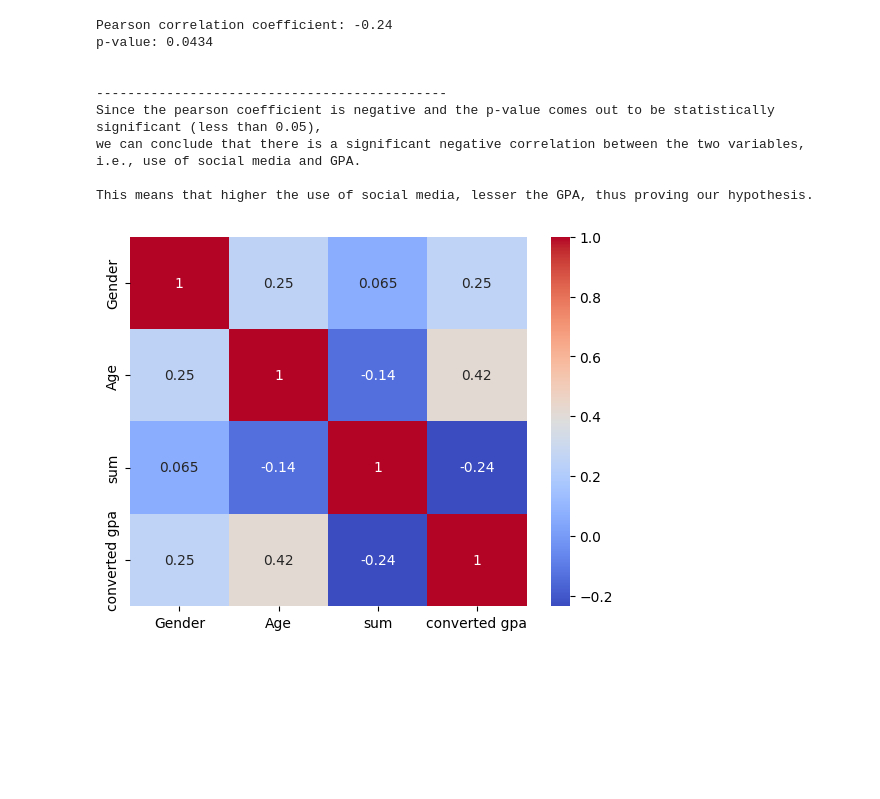
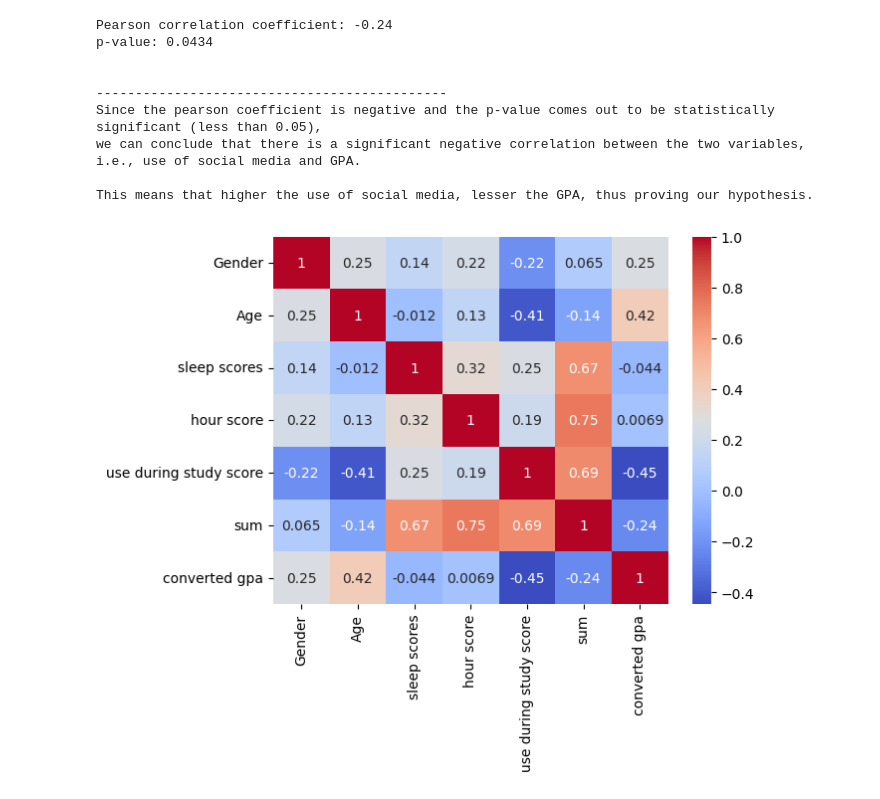
Before and after one commit to memdani/advStats-project, a Jupyter notebook: correlation.ipynb, the cells around one changed output. Saved outputs shown, nothing was run; the diff lists cells and outputs as text; code cells hidden in the pictures; blank space fills up the shorter version.

```diff
--- a/correlation.ipynb
+++ b/correlation.ipynb
@@ -44,12 +44,12 @@ This means that higher the use of social media, lesser the GPA, thus proving our
 data['Gender'] = data['Gender'].replace({'Female': 1, 'Male': 0})
 # %%
 # Select the columns you want to include in the correlation matrix
-columns = ['Gender', 'Age', 'sum', 'converted gpa']
+columns = ['Gender', 'Age', 'sleep scores','hour score', 'use during study score', 'sum', 'converted gpa']
 
 # Calculate the correlation matrix
 corr_matrix = data[columns].corr()
 
 sns.heatmap(corr_matrix, annot=True, cmap='coolwarm')
 plt.show()
 # %% [output]
-[figure, old version]
+[figure, new version]
```
Also changed, not shown: 1 other file.
